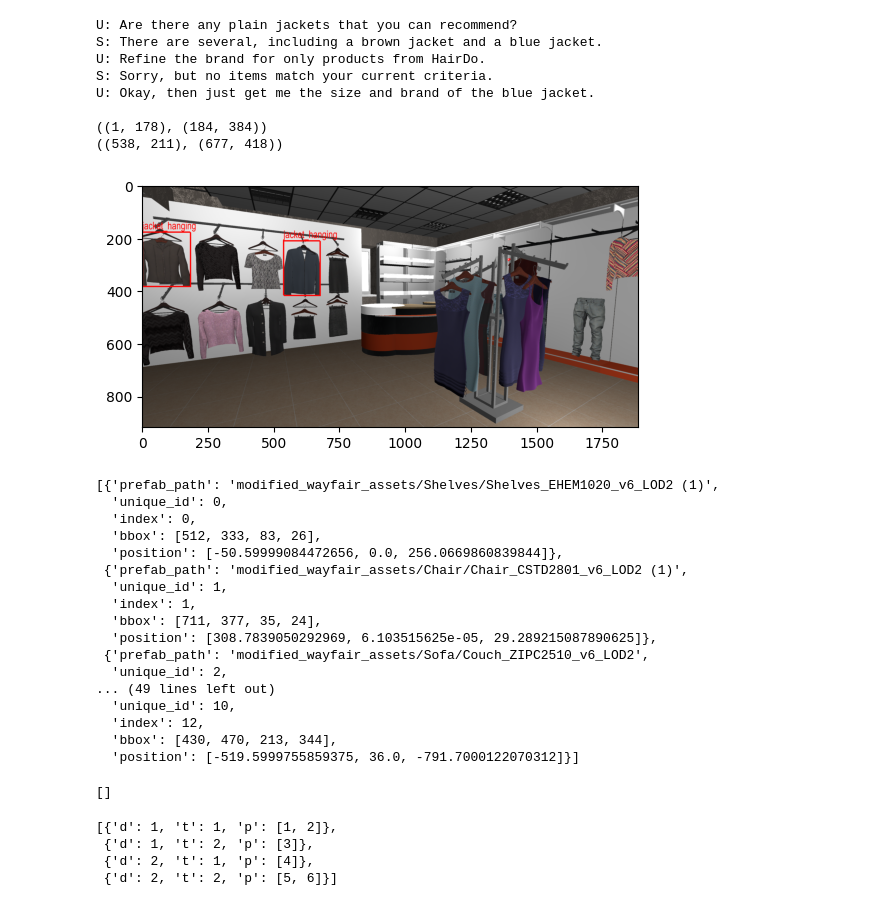
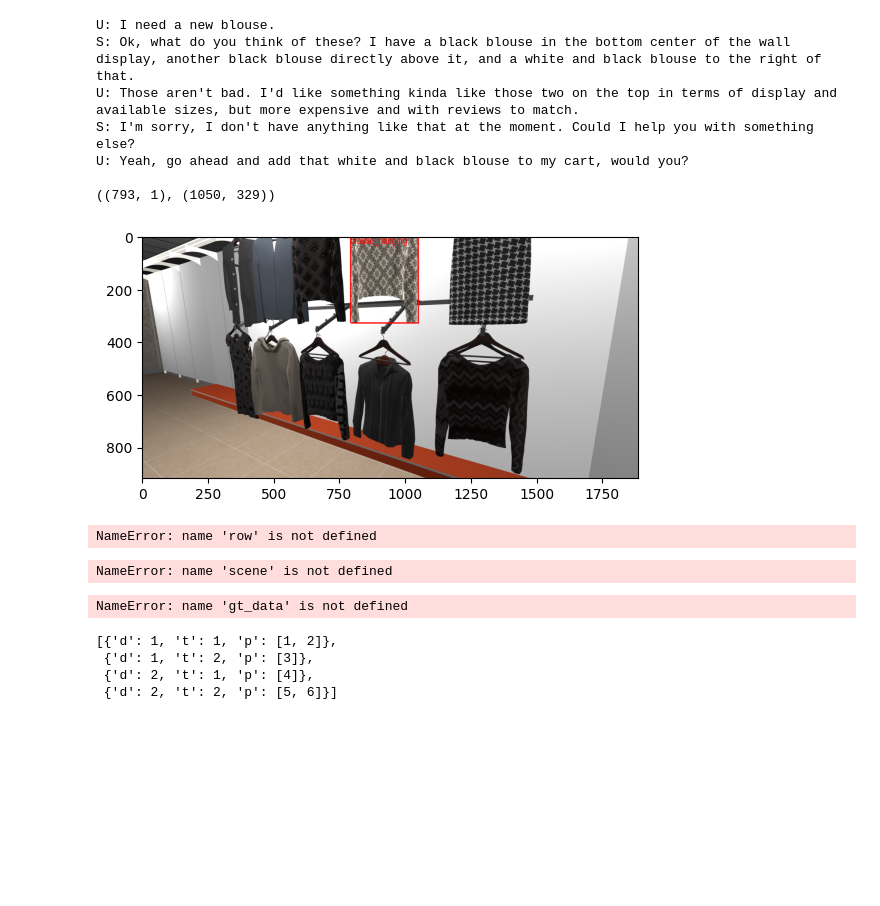
Before and after one commit to holylovenia/multimodal-object-identification, a Jupyter notebook: samcah_exploration.ipynb, the cells around one changed output. Drawn from its saved outputs; the diff is of its cells as text; code cells hidden in the pictures; blank space fills up the shorter version.

```diff
--- a/samcah_exploration.ipynb
+++ b/samcah_exploration.ipynb
@@ -37,12 +37,16 @@ cats
 # %%
+
+data_path = './preprocessed_data/coref_candidates/simmc2.1_coref_candidates_dstc11_train.json'
+img_dir_paths = [
+    './simmc2/data/simmc2_scene_images_dstc10_public_part1',
+    './simmc2/data/simmc2_scene_images_dstc10_public_part2'
+]
+
 def load_image_text_eval_dataset(
     num_utterances = 3,
     scene_dir_path = "./simmc2/data/public",
-    data_path = './preprocessed_data/ambiguous_candidates/simmc2.1_ambiguous_candidates_dstc11_devtest.json',
-    img_dir_paths = [
-        './simmc2/data/simmc2_scene_images_dstc10_public_part1',
-        './simmc2/data/simmc2_scene_images_dstc10_public_part2'
-    ]
+    data_path = data_path,
+    img_dir_paths = img_dir_paths,
 ):
     with open(data_path, "r") as file_id:
         raw_data = json.load(file_id)
@@ -97,6 +101,12 @@ def load_image_text_eval_dataset(
     eval_dset = eval_dset.cast_column("image", datasets.Image(decode=True))
 
     return eval_dset, gt_data, raw_data
+# %%
+with open(data_path, "r") as file_id:
+    raw_data = json.load(file_id)
+    source_data = json.load(open(raw_data['source_path'],'r'))
+data = raw_data["data"]
+gt_data = source_data['dialogue_data']
 # %%
 for row in raw_data['data']:
     if row['dialog_id'] == 1422 and row['turn_id'] == 1:
@@ -116,7 +126,7 @@ def show_dialogue(dialogue_data):
             utterances.append("S: " + turn)
     print("\n".join(utterances))
 
-def show_image(dialogue_data, draw_bbox=True):
+def show_image(dialogue_data, draw_bbox=True, img_dir_paths=img_dir_paths):
     image_path = dialogue_data['image_name']
     for img_dir_path in img_dir_paths:
         if os.path.exists(f'{img_dir_path}/{image_path}'):
@@ -161,18 +195,17 @@ def show_image(dialogue_data, draw_bbox=True):
 # %%
-# print(raw_data['data'][1][])
-show_dialogue(raw_data['data'][110])
+index = 40
+show_dialogue(raw_data['data'][index])
 print()
-show_image(raw_data['data'][110])
+show_image(raw_data['data'][index])
 # %% [output]
-U: Are there any plain jackets that you can recommend?
-S: There are several, including a brown jacket and a blue jacket.
-U: Refine the brand for only products from HairDo.
-S: Sorry, but no items match your current criteria.
-U: Okay, then just get me the size and brand of the blue jacket.
+U: I need a new blouse.
+S: Ok, what do you think of these? I have a black blouse in the bottom center of the wall display, another black blouse directly above it, and a white and black blouse to the right of that.
+U: Those aren't bad. I'd like something kinda like those two on the top in terms of display and available sizes, but more expensive and with reviews to match.
+S: I'm sorry, I don't have anything like that at the moment. Could I help you with something else?
+U: Yeah, go ahead and add that white and black blouse to my cart, would you?
 
-((1, 178), (184, 384))
-((538, 211), (677, 418))
+((793, 1), (1050, 329))
-[figure, old version]
+[figure, new version]
 # %%
 scene_path = row['image_name'].replace('.png','_scene.json')
 
@@ -181,31 +214,17 @@ if os.path.exists(f"{scene_dir_path}/{scene_path}"):
 elif os.path.exists(f"{scene_dir_path}/m_{scene_path}"):
     scene_path = f"{scene_dir_path}/m_{scene_path}"
 scene = json.load(open(scene_path, 'r'))
+# %% [output]
+NameError: name 'row' is not defined
 # %%
 scene['scenes'][0]['objects']
 # %% [output]
-[{'prefab_path': 'modified_wayfair_assets/Shelves/Shelves_EHEM1020_v6_LOD2 (1)',
-  'unique_id': 0,
-  'index': 0,
-  'bbox': [512, 333, 83, 26],
-  'position': [-50.59999084472656, 0.0, 256.0669860839844]},
- {'prefab_path': 'modified_wayfair_assets/Chair/Chair_CSTD2801_v6_LOD2 (1)',
-  'unique_id': 1,
-  'index': 1,
-  'bbox': [711, 377, 35, 24],
-  'position': [308.7839050292969, 6.103515625e-05, 29.289215087890625]},
- {'prefab_path': 'modified_wayfair_assets/Sofa/Couch_ZIPC2510_v6_LOD2',
-  'unique_id': 2,
-... (49 lines left out)
-  'unique_id': 10,
-  'index': 12,
-  'bbox': [430, 470, 213, 344],
-  'position': [-519.5999755859375, 36.0, -791.7000122070312]}]
+NameError: name 'scene' is not defined
 # %%
 gt_data['dialogue_data'][0]['dialogue_idx'], gt_data['dialogue_data'][0]['dialogue'][0]['turn_idx']
 gt_data['dialogue_data'][0]['dialogue'][6]['transcript_annotated']['disambiguation_candidates']
 # %% [output]
-[]
+NameError: name 'gt_data' is not defined
 # %%
 data_path = './preprocessed_data/ambiguous_candidates/simmc2.1_ambiguous_candidates_dstc11_devtest.json'
 with open(data_path, "r") as file_id:
```
Also changed, not shown: parts of 6 cells of this notebook, 1 other file.
